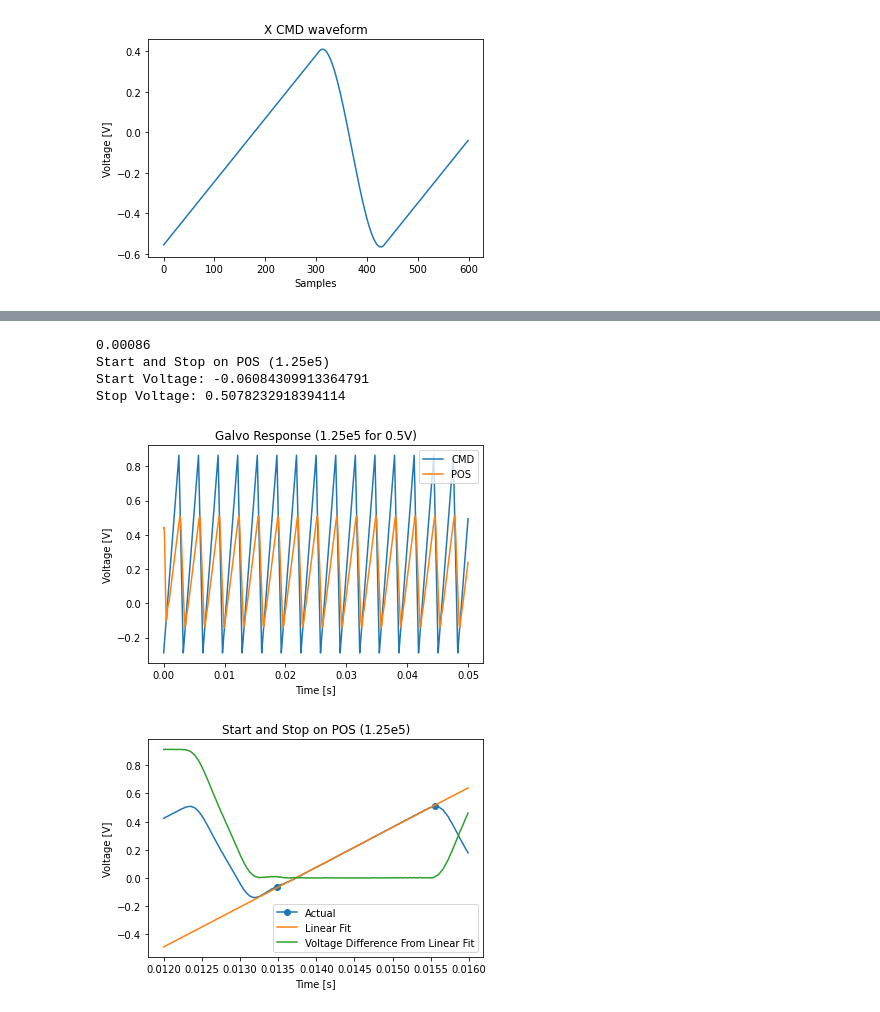
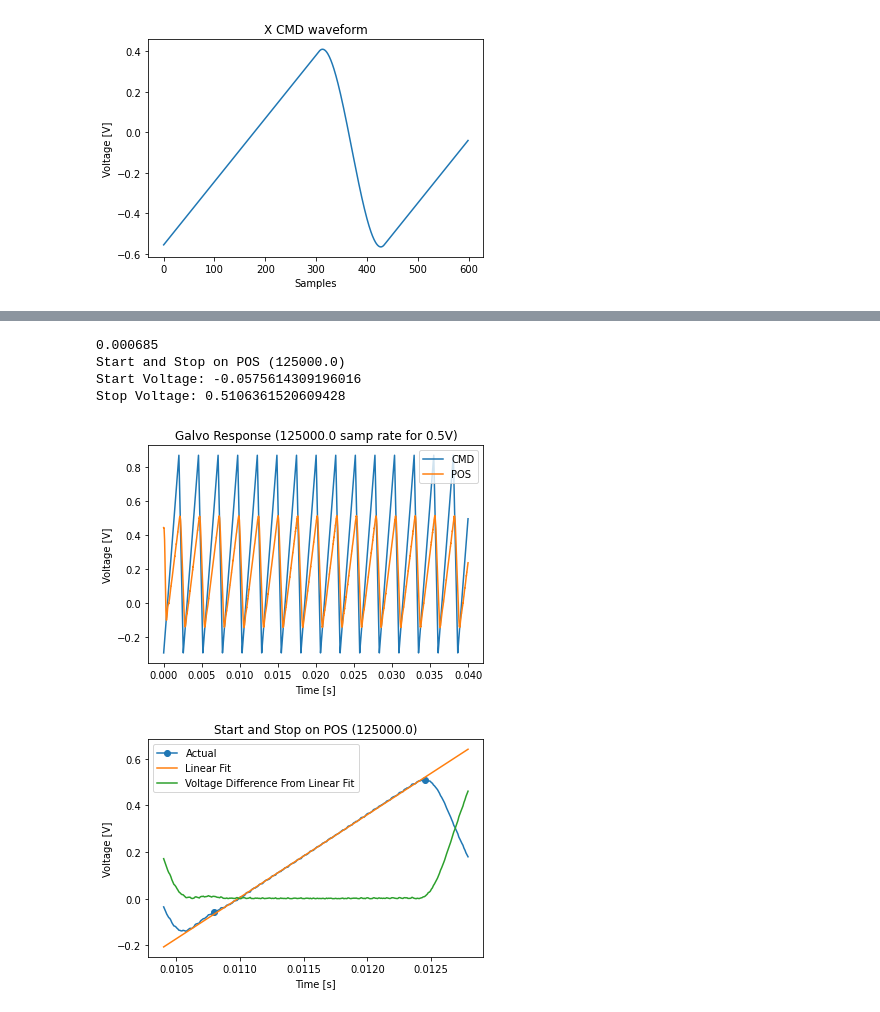
Before and after one commit to jas-priatna/scanner-calibration, a Jupyter notebook: scanner_calibration_v2.ipynb, the cells around one changed output, grey strips where cells are left out. Cells and saved outputs as stored; diff of their text form; code cells hidden in the pictures.

```diff
--- a/scanner_calibration_v2.ipynb
+++ b/scanner_calibration_v2.ipynb
@@ -284,12 +284,12 @@ t2, cmd2, pos2 = open_csv("5e4rate")
 # %%
 # t3, cmd3, pos3 = write_voltage_waveform(1.25e5, xFrame_waveform) # 1.25e5 rate
-t3, cmd3, pos3 = open_csv("1_25e5rate")
+t3, cmd3, pos3 = open_csv("1_25e5_rate")
 # %%
 # t4, cmd4, pos4 = write_voltage_waveform(2e5, xFrame_waveform) # 2e5 rate
-t4, cmd4, pos4 = open_csv("2e5rate")
+t4, cmd4, pos4 = open_csv("2e5_rate")
 # %%
 # t5, cmd5, pos5 = write_voltage_waveform(2.5e5, xFrame_waveform) # 2.5e5 rate
-t5, cmd5, pos5 = open_csv("2_5e5rate")
+t5, cmd5, pos5 = open_csv("2_5e5_rate")
 # %%
 # CMD and POS Plots from 5e4 to 2.5e5 sampling rate
 # (larger sampling rate = smaller duration)
@@ -737,18 +737,12 @@ def new_line_regression(x_data, y_data, start, end, new_start=None, new_end=None
 
 # Generate one x scan waveform
 def scan_waveform(start_voltage, end_voltage, time_frame, sample_rate):
-    # initial prameters (const)
-    # end voltage 1 for now
     # time_frame = .002 # in seconds
 
-    # calculate
-    # line_delay
-    # maybe overshoot if applicable
+    rv_slope = -2 * 1000/ (sample_rate)  # 2-5 V/ms converted to V/samples - EDIT
+    slope_ratio = 1.4 * (4.842e-7 * sample_rate + 1.6) # to adjust for output waveform
 
-    rv_slope = -2 * 1000/ (sample_rate)  # 2-5 V/ms converted to V/samples - EDIT
-    slope_ratio = 1.4 * (5.155e-7 * sample_rate + 1.592) # to adjust for output waveform
-
-    line_delay = 6.9e-9 * sample_rate -2.5e-6
+    line_delay = .000685 # constant
 
     # waveform parameters
     fw_samps = int(time_frame * sample_rate) # samples in scan line
@@ -777,8 +771,8 @@ def scan_waveform(start_voltage, end_voltage, time_frame, sample_rate):
     for k in range(num_samples):
         samples.append(k)
 
-    print("Line Delay: " + str(line_delay))
-    return complete_waveform, samples
+    print(line_delay)
+    return complete_waveform, samples, line_delay
 
 # Generate complete x scan waveform
 def x_waveform(waveform, samples, resolution):
@@ -790,7 +784,7 @@ def x_waveform(waveform, samples, resolution):
 
 # Generate x scan waveform to write to scanner and plot
 def x_scanner_waveform_gen(start_voltage, end_voltage, time_frame, sample_rate, resolution, plot=True):
-    single_waveform, num_samples = scan_waveform(start_voltage, end_voltage, time_frame, sample_rate)
+    single_waveform, num_samples, line_delay= scan_waveform(start_voltage, end_voltage, time_frame, sample_rate)
     gen_waveform = x_waveform(single_waveform, num_samples, resolution)
 
     if plot == True:
@@ -844,22 +915,19 @@ Stop Voltage: 0.519856082853843
 # %%
 # 0 - 0.5V at 1.25e5 rate
 
 waveform_1_25e5_05 = x_scanner_waveform_gen(0, 0.5, .002, 1.25e5, 256, False)
 # t_1_25e5_05, cmd_1_25e5_05, pos_1_25e5_05 = write_voltage_waveform(1.25e5, waveform_1_25e5_05)
 t_1_25e5_05, cmd_1_25e5_05, pos_1_25e5_05 = open_csv("0-0_5at1_25e5")
 
-plot_line(t_1_25e5_05, cmd_1_25e5_05, title="Galvo Response (1.25e5 for 0.5V)", ylabel1="CMD",
-          ylabel2="POS", y2=pos_1_25e5_05)
-x_1_25e5_05, old_y_1_25e5_05, new_y_1_25e5_05, ystart_1_25e5_05, yend_1_25e5_05 = new_line_regression(
-    t_1_25e5_05, pos_1_25e5_05, 1350, 1500, new_start=1200, new_end=1600,
-    title="Start and Stop on POS (1.25e5)")
+x_1_25e5_05, old_y_1_25e5_05, new_y_1_25e5_05, ystart_1_25e5_05, yend_1_25e5_05 = plot_start_stop(
+    t_1_25e5_05, cmd_1_25e5_05, pos_1_25e5_05, 1.25e5, 0.5, 1350, 1500, 1300, 1600)
 # %% [output]
-0.00086
-Start and Stop on POS (1.25e5)
-Start Voltage: -0.06084309913364791
-Stop Voltage: 0.5078232918394114
+0.000685
+Start and Stop on POS (125000.0)
+Start Voltage: -0.0575614309196016
+Stop Voltage: 0.5106361520609428
-[figure, old version]
+[figure, new version]
-[figure, old version]
+[figure, new version]
 # %%
 # 0 - 0.5V at 1e5 rate
 
```
Also changed, not shown: parts of 46 cells of this notebook.
